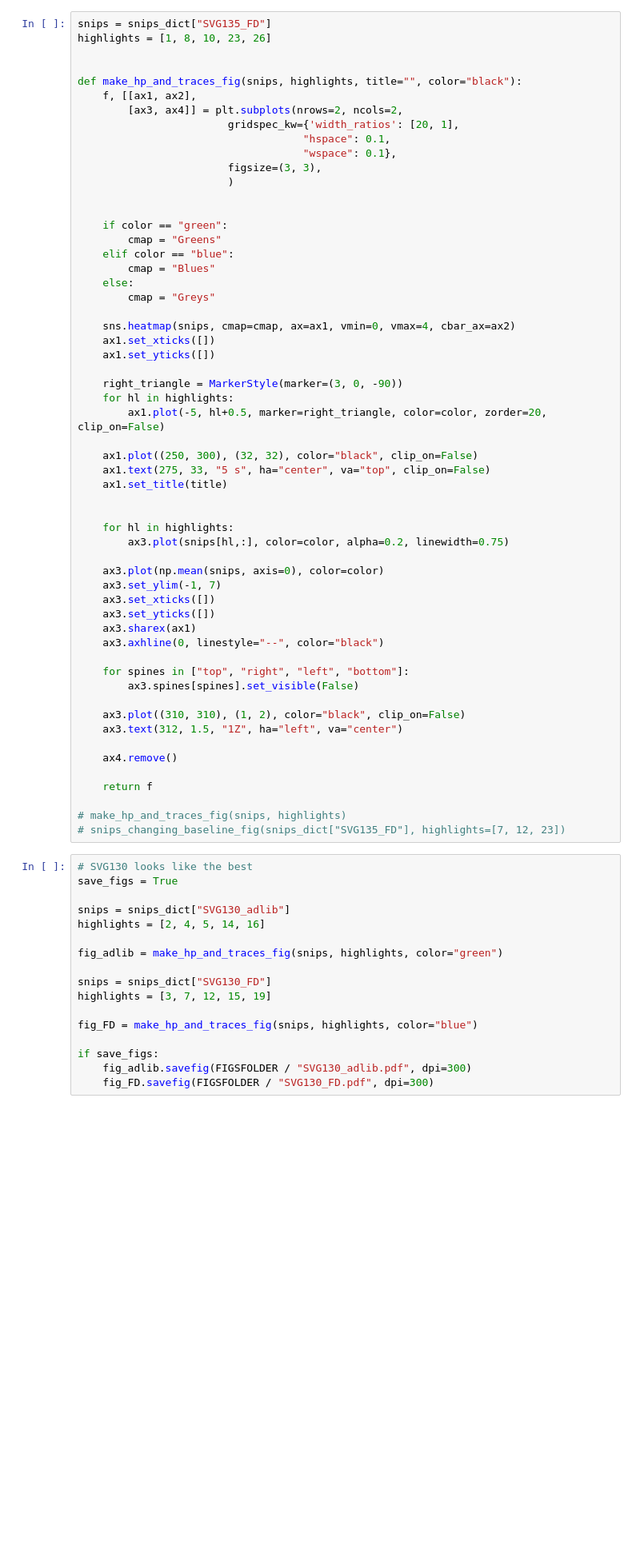
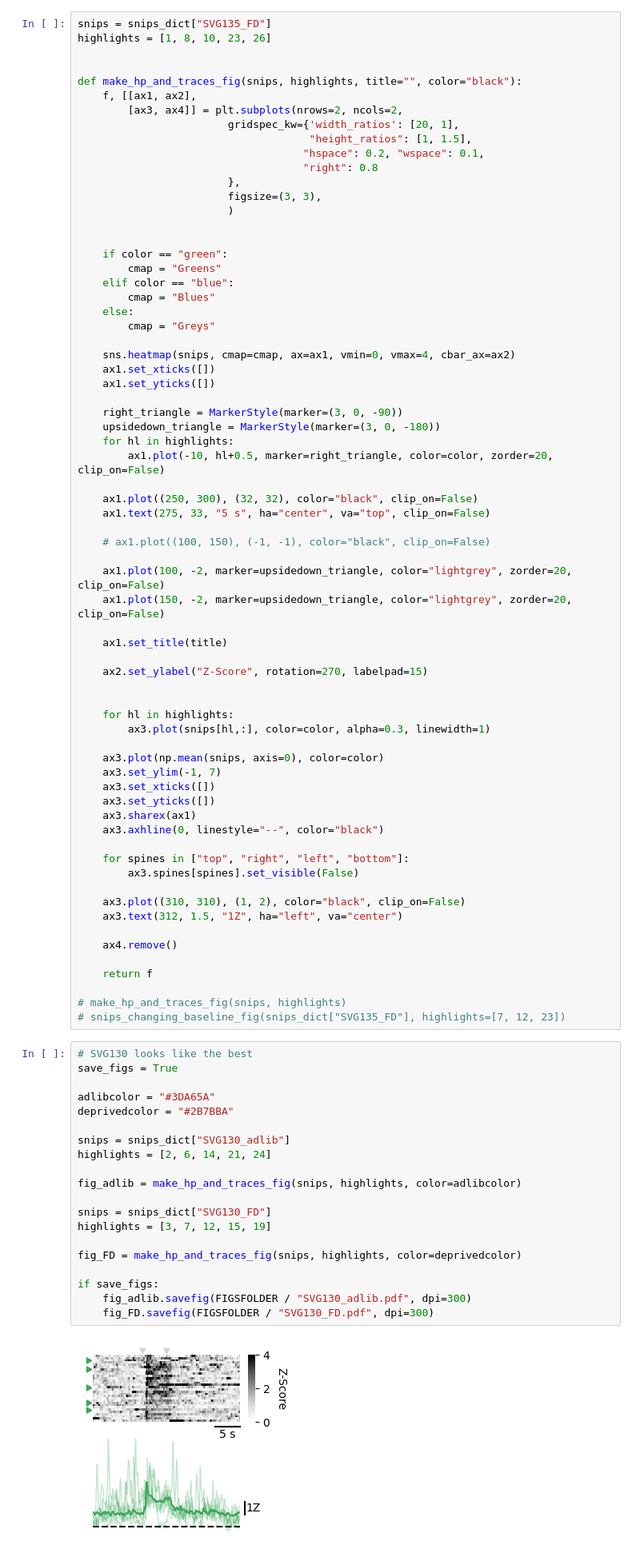
Before and after one commit to jaimemcc/time-averaged-da, a Jupyter notebook: notebooks/figure.ipynb, the cells around one changed output. Shown at 80% size. Drawn from its saved outputs; the diff is of its cells as text; blank space fills up the shorter version.

```diff
--- a/notebooks/figure.ipynb
+++ b/notebooks/figure.ipynb
@@ -45,8 +45,10 @@ def make_hp_and_traces_fig(snips, highlights, title="", color="black"):
     f, [[ax1, ax2],
         [ax3, ax4]] = plt.subplots(nrows=2, ncols=2,
                         gridspec_kw={'width_ratios': [20, 1],
-                                    "hspace": 0.1,
-                                    "wspace": 0.1},
+                                     "height_ratios": [1, 1.5],
+                                    "hspace": 0.2, "wspace": 0.1,
+                                    "right": 0.8
+                        },
                         figsize=(3, 3),
                         )
 
@@ -63,16 +65,25 @@ def make_hp_and_traces_fig(snips, highlights, title="", color="black"):
     ax1.set_yticks([])
 
     right_triangle = MarkerStyle(marker=(3, 0, -90))
+    upsidedown_triangle = MarkerStyle(marker=(3, 0, -180))
     for hl in highlights:
-        ax1.plot(-5, hl+0.5, marker=right_triangle, color=color, zorder=20, clip_on=False)
+        ax1.plot(-10, hl+0.5, marker=right_triangle, color=color, zorder=20, clip_on=False)
 
     ax1.plot((250, 300), (32, 32), color="black", clip_on=False)
     ax1.text(275, 33, "5 s", ha="center", va="top", clip_on=False)
+
+    # ax1.plot((100, 150), (-1, -1), color="black", clip_on=False)
+
+    ax1.plot(100, -2, marker=upsidedown_triangle, color="lightgrey", zorder=20, clip_on=False)
+    ax1.plot(150, -2, marker=upsidedown_triangle, color="lightgrey", zorder=20, clip_on=False)
+
     ax1.set_title(title)
+
+    ax2.set_ylabel("Z-Score", rotation=270, labelpad=15)
 
 
     for hl in highlights:
-        ax3.plot(snips[hl,:], color=color, alpha=0.2, linewidth=0.75)
+        ax3.plot(snips[hl,:], color=color, alpha=0.3, linewidth=1)
 
     ax3.plot(np.mean(snips, axis=0), color=color)
     ax3.set_ylim(-1, 7)
@@ -96,17 +107,22 @@ def make_hp_and_traces_fig(snips, highlights, title="", color="black"):
 # %%
 # SVG130 looks like the best
 save_figs = True
 
+adlibcolor = "#3DA65A"
+deprivedcolor = "#2B7BBA"
+
 snips = snips_dict["SVG130_adlib"]
-highlights = [2, 4, 5, 14, 16]
+highlights = [2, 6, 14, 21, 24]
 
-fig_adlib = make_hp_and_traces_fig(snips, highlights, color="green")
+fig_adlib = make_hp_and_traces_fig(snips, highlights, color=adlibcolor)
 
 snips = snips_dict["SVG130_FD"]
 highlights = [3, 7, 12, 15, 19]
 
-fig_FD = make_hp_and_traces_fig(snips, highlights, color="blue")
+fig_FD = make_hp_and_traces_fig(snips, highlights, color=deprivedcolor)
 
 if save_figs:
     fig_adlib.savefig(FIGSFOLDER / "SVG130_adlib.pdf", dpi=300)
     fig_FD.savefig(FIGSFOLDER / "SVG130_FD.pdf", dpi=300)
+# %% [output]
+[figure, added]
```
Also changed, not shown: parts of 2 cells of this notebook, 3 other files.
